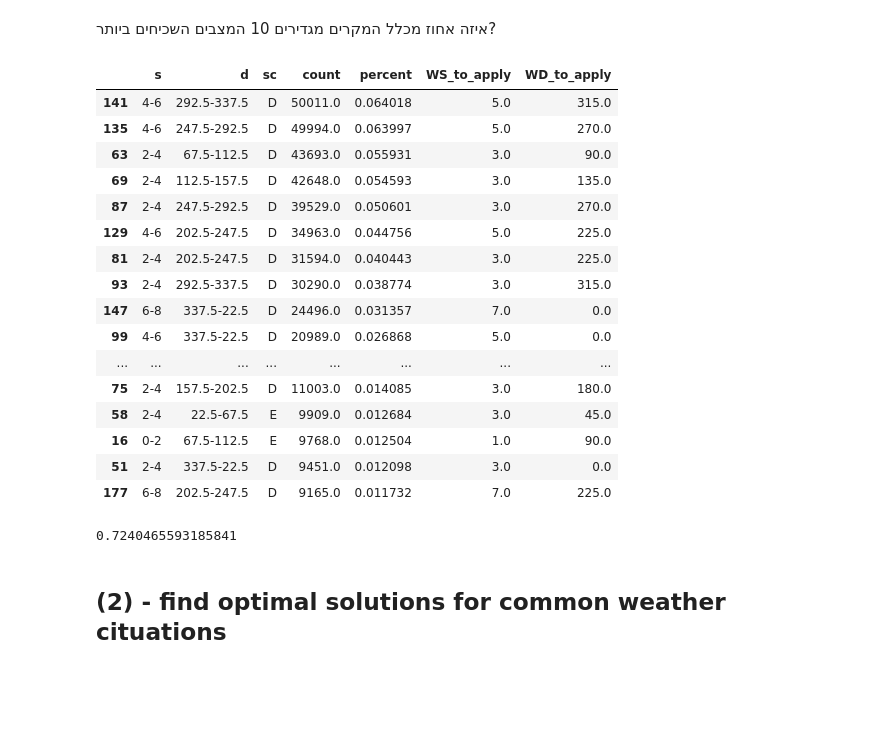
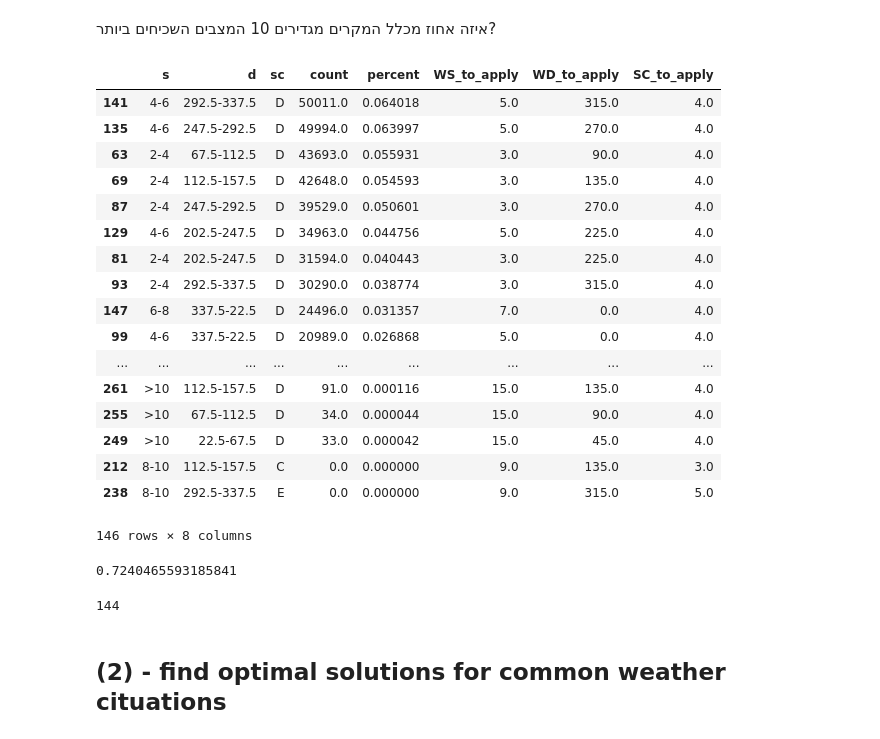
Before and after one commit to iditbela2/Borg_python, a Jupyter notebook: optimization_code/optimization_notebooks/results_analysis.ipynb, the cells around one changed output. Cells and saved outputs as stored; diff of their text form; code cells hidden in the pictures; blank space fills up the shorter version.

```diff
--- a/optimization_code/optimization_notebooks/results_analysis.ipynb
+++ b/optimization_code/optimization_notebooks/results_analysis.ipynb
@@ -323,6 +323,7 @@ sorted_df = df_total.sort_values(by=['percent'],ascending=False)
 # %%
 sorted_df['WS_to_apply']=np.zeros(np.size(sorted_df,0))
 sorted_df['WD_to_apply']=np.zeros(np.size(sorted_df,0))
+sorted_df['SC_to_apply']=np.zeros(np.size(sorted_df,0))
 # %%
 ws_to_apply = np.array([1,3,5,7,9,15])
 for i,labe in enumerate(binlabels_s):
@@ -331,27 +332,35 @@ for i,labe in enumerate(binlabels_s):
 wd_to_apply = np.array([0, 45, 90, 135, 180, 225, 270, 315])
 for i,labe in enumerate(binlabels_d):
     sorted_df.loc[sorted_df.d == labe,'WD_to_apply'] = wd_to_apply[i]
+
+for i,labe in enumerate(binlabels_sc):
+    sorted_df.loc[sorted_df.sc == labe,'SC_to_apply'] = i+1
 # %%
-sorted_df.head(25)
+sorted_df.head(146)
 # %% [output]
-|  | s | d | sc | count | percent | WS_to_apply | WD_to_apply |
-| 141 | 4-6 | 292.5-337.5 | D | 50011.0 | 0.064018 | 5.0 | 315.0 |
-| 135 | 4-6 | 247.5-292.5 | D | 49994.0 | 0.063997 | 5.0 | 270.0 |
-| 63 | 2-4 | 67.5-112.5 | D | 43693.0 | 0.055931 | 3.0 | 90.0 |
-| 69 | 2-4 | 112.5-157.5 | D | 42648.0 | 0.054593 | 3.0 | 135.0 |
-| 87 | 2-4 | 247.5-292.5 | D | 39529.0 | 0.050601 | 3.0 | 270.0 |
-| 129 | 4-6 | 202.5-247.5 | D | 34963.0 | 0.044756 | 5.0 | 225.0 |
-| 81 | 2-4 | 202.5-247.5 | D | 31594.0 | 0.040443 | 3.0 | 225.0 |
-| 93 | 2-4 | 292.5-337.5 | D | 30290.0 | 0.038774 | 3.0 | 315.0 |
-| 147 | 6-8 | 337.5-22.5 | D | 24496.0 | 0.031357 | 7.0 | 0.0 |
-| 99 | 4-6 | 337.5-22.5 | D | 20989.0 | 0.026868 | 5.0 | 0.0 |
-| ... | ... | ... | ... | ... | ... | ... | ... |
-| 75 | 2-4 | 157.5-202.5 | D | 11003.0 | 0.014085 | 3.0 | 180.0 |
-| 58 | 2-4 | 22.5-67.5 | E | 9909.0 | 0.012684 | 3.0 | 45.0 |
-| 16 | 0-2 | 67.5-112.5 | E | 9768.0 | 0.012504 | 1.0 | 90.0 |
-| 51 | 2-4 | 337.5-22.5 | D | 9451.0 | 0.012098 | 3.0 | 0.0 |
-| 177 | 6-8 | 202.5-247.5 | D | 9165.0 | 0.011732 | 7.0 | 225.0 |
+|  | s | d | sc | count | percent | WS_to_apply | WD_to_apply | SC_to_apply |
+| 141 | 4-6 | 292.5-337.5 | D | 50011.0 | 0.064018 | 5.0 | 315.0 | 4.0 |
+| 135 | 4-6 | 247.5-292.5 | D | 49994.0 | 0.063997 | 5.0 | 270.0 | 4.0 |
+| 63 | 2-4 | 67.5-112.5 | D | 43693.0 | 0.055931 | 3.0 | 90.0 | 4.0 |
+| 69 | 2-4 | 112.5-157.5 | D | 42648.0 | 0.054593 | 3.0 | 135.0 | 4.0 |
+| 87 | 2-4 | 247.5-292.5 | D | 39529.0 | 0.050601 | 3.0 | 270.0 | 4.0 |
+| 129 | 4-6 | 202.5-247.5 | D | 34963.0 | 0.044756 | 5.0 | 225.0 | 4.0 |
+| 81 | 2-4 | 202.5-247.5 | D | 31594.0 | 0.040443 | 3.0 | 225.0 | 4.0 |
+| 93 | 2-4 | 292.5-337.5 | D | 30290.0 | 0.038774 | 3.0 | 315.0 | 4.0 |
+| 147 | 6-8 | 337.5-22.5 | D | 24496.0 | 0.031357 | 7.0 | 0.0 | 4.0 |
+| 99 | 4-6 | 337.5-22.5 | D | 20989.0 | 0.026868 | 5.0 | 0.0 | 4.0 |
+| ... | ... | ... | ... | ... | ... | ... | ... | ... |
+| 261 | >10 | 112.5-157.5 | D | 91.0 | 0.000116 | 15.0 | 135.0 | 4.0 |
+| 255 | >10 | 67.5-112.5 | D | 34.0 | 0.000044 | 15.0 | 90.0 | 4.0 |
+| 249 | >10 | 22.5-67.5 | D | 33.0 | 0.000042 | 15.0 | 45.0 | 4.0 |
+| 212 | 8-10 | 112.5-157.5 | C | 0.0 | 0.000000 | 9.0 | 135.0 | 3.0 |
+| 238 | 8-10 | 292.5-337.5 | E | 0.0 | 0.000000 | 9.0 | 315.0 | 5.0 |
+146 rows × 8 columns
 # %%
 sorted_df.iloc[0:25].percent.sum()
 # %% [output]
 0.7240465593185841
+# %%
+sorted_df.loc[sorted_df.percent != 0,'s'].count()
+# %% [output]
+144
```
Also changed, not shown: parts of 1 cell of this notebook, 7 other files.
